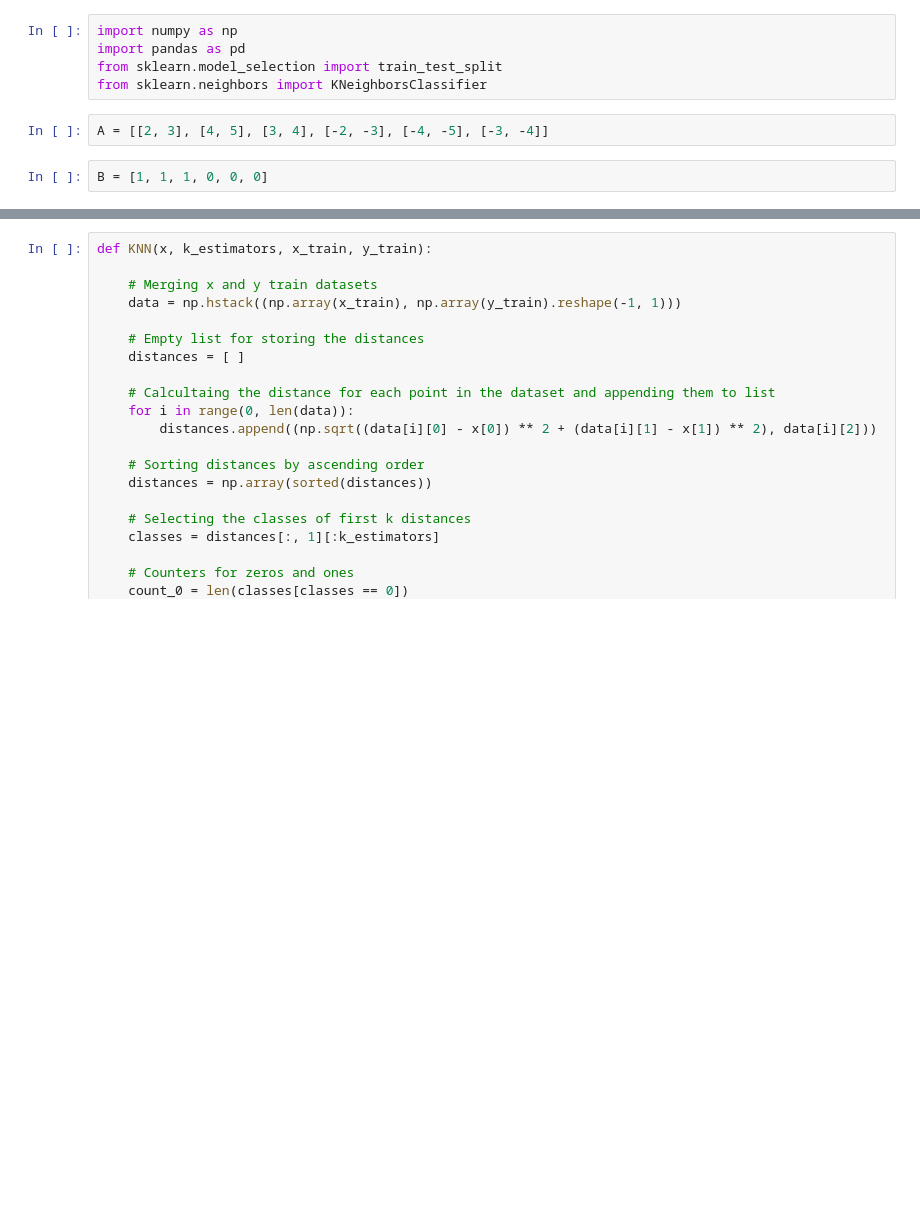
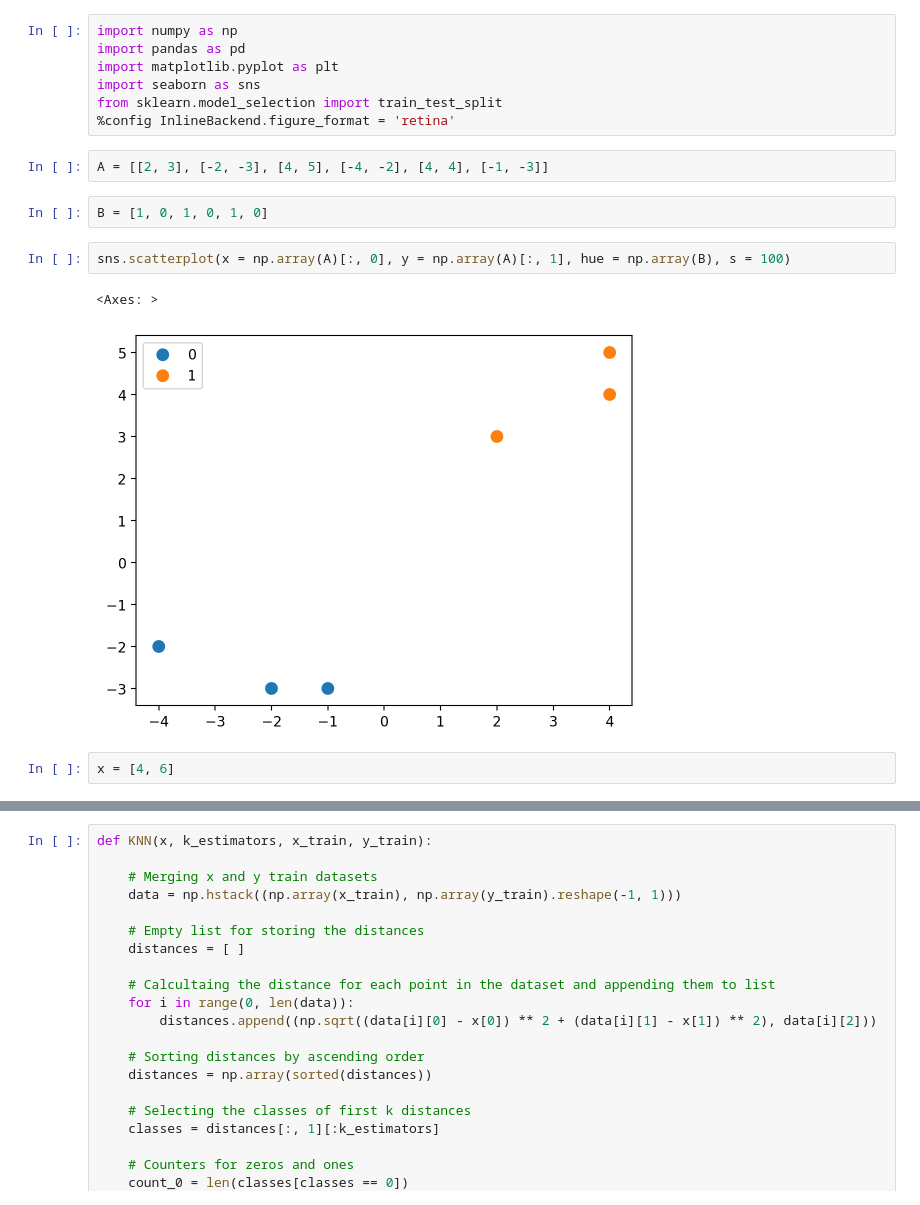
Before and after one commit to konansul/ml-projects, a Jupyter notebook: 03 – k-Nearest Neighbors (kNN)/3.1 – Building kNN From Scratch.ipynb, the cells around one changed output, grey strips where cells are left out. Cells and saved outputs as stored; diff of their text form; blank space fills up the shorter version.

```diff
--- a/03 – k-Nearest Neighbors (kNN)/3.1 – Building kNN From Scratch.ipynb
+++ b/03 – k-Nearest Neighbors (kNN)/3.1 – Building kNN From Scratch.ipynb
@@ -1,9 +1,18 @@
 # %%
 import numpy as np
 import pandas as pd
+import matplotlib.pyplot as plt
+import seaborn as sns
 from sklearn.model_selection import train_test_split
-from sklearn.neighbors import KNeighborsClassifier
+%config InlineBackend.figure_format = 'retina'
 # %%
-A = [[2, 3], [4, 5], [3, 4], [-2, -3], [-4, -5], [-3, -4]]
+A = [[2, 3], [-2, -3], [4, 5], [-4, -2], [4, 4], [-1, -3]]
 # %%
-B = [1, 1, 1, 0, 0, 0]
+B = [1, 0, 1, 0, 1, 0]
+# %%
+sns.scatterplot(x = np.array(A)[:, 0], y = np.array(A)[:, 1], hue = np.array(B), s = 100)
+# %% [output]
+<Axes: >
+[figure, added]
+# %%
+x = [4, 6]
```
Also changed, not shown: parts of 47 cells of this notebook.
